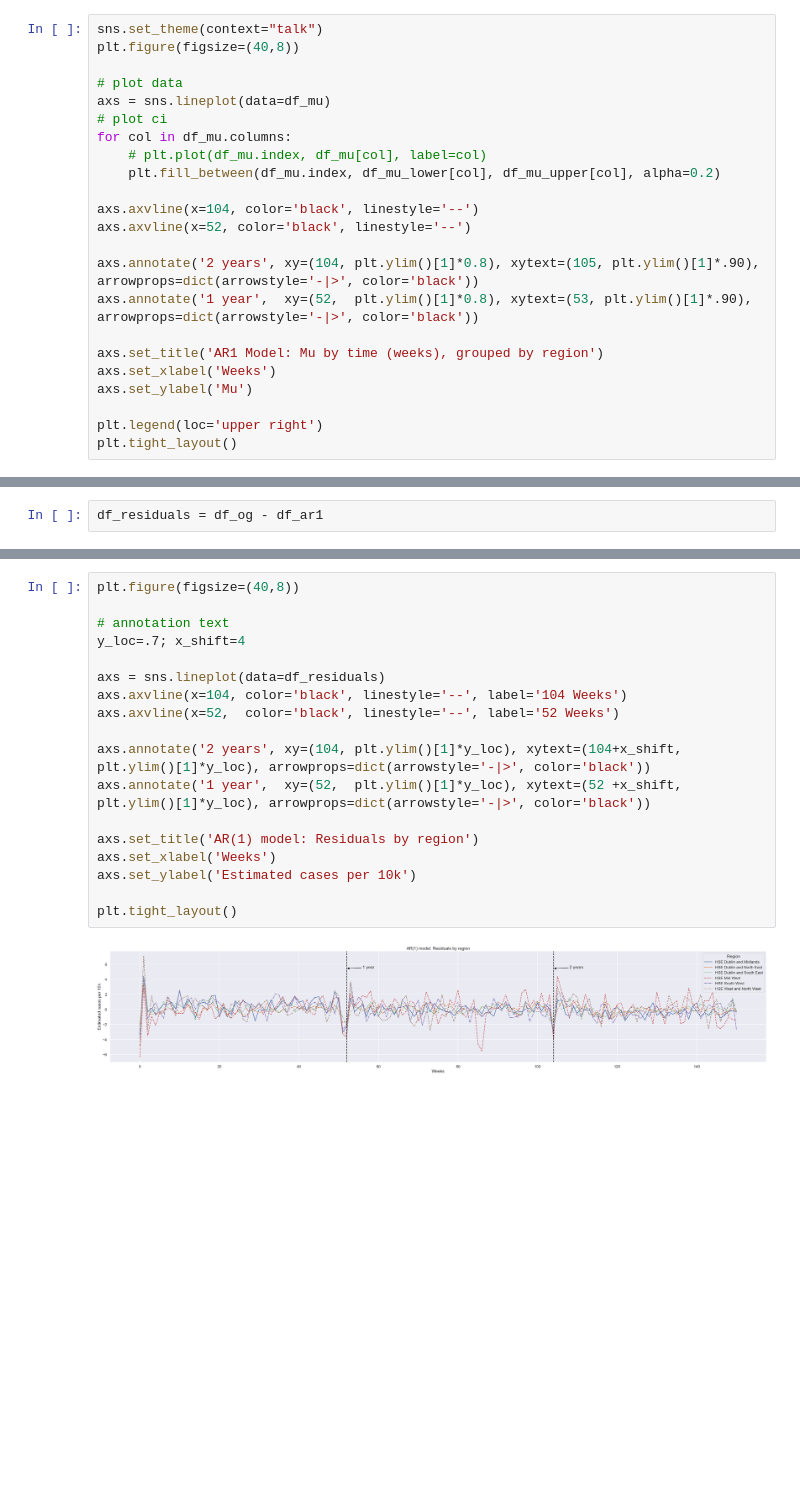
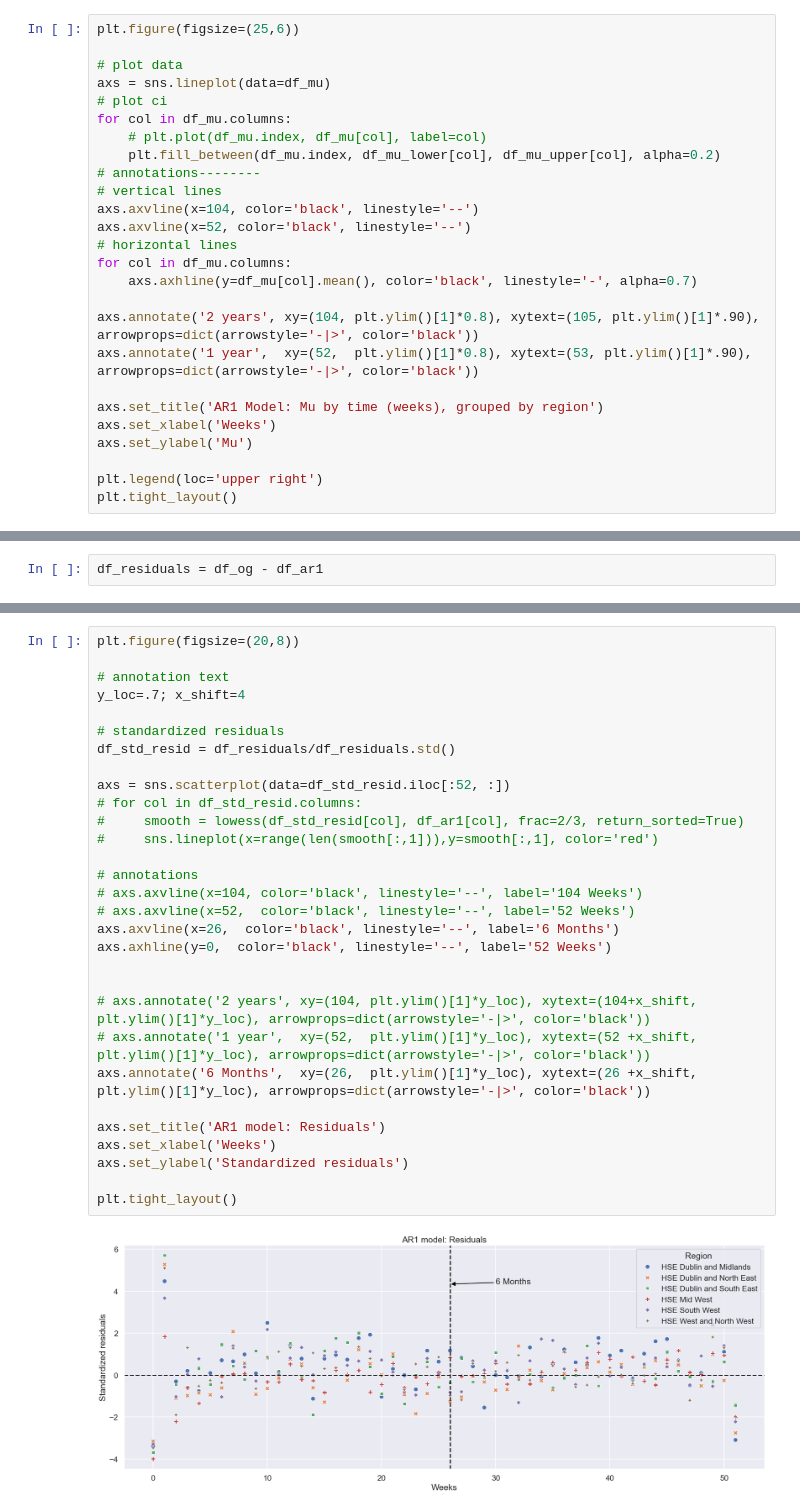
Before and after one commit to hotsoupisgood/scraping-hse-trolly-data, a Jupyter notebook: ar1.ipynb, the cells around one changed output, grey strips where cells are left out. Drawn from its saved outputs; the diff is of its cells as text; blank space fills up the shorter version.

```diff
--- a/ar1.ipynb
+++ b/ar1.ipynb
@@ -106,6 +75,5 @@ pd.concat([df_mu_lower.rename(columns={'HSE Mid West': 'HSE Mid West: Lower CI'}
 # %%
-sns.set_theme(context="talk")
-plt.figure(figsize=(40,8))
+plt.figure(figsize=(25,6))
 
 # plot data
 axs = sns.lineplot(data=df_mu)
@@ -113,9 +81,13 @@ axs = sns.lineplot(data=df_mu)
 for col in df_mu.columns:
     # plt.plot(df_mu.index, df_mu[col], label=col)
     plt.fill_between(df_mu.index, df_mu_lower[col], df_mu_upper[col], alpha=0.2)
-
+# annotations--------
+# vertical lines
 axs.axvline(x=104, color='black', linestyle='--')
 axs.axvline(x=52, color='black', linestyle='--')
+# horizontal lines
+for col in df_mu.columns:
+    axs.axhline(y=df_mu[col].mean(), color='black', linestyle='-', alpha=0.7)
 
 axs.annotate('2 years', xy=(104, plt.ylim()[1]*0.8), xytext=(105, plt.ylim()[1]*.90), arrowprops=dict(arrowstyle='-|>', color='black'))
 axs.annotate('1 year',  xy=(52,  plt.ylim()[1]*0.8), xytext=(53, plt.ylim()[1]*.90),  arrowprops=dict(arrowstyle='-|>', color='black'))
@@ -161,20 +160,32 @@ Make residual plot
 # %%
-plt.figure(figsize=(40,8))
+plt.figure(figsize=(20,8))
 
 # annotation text
 y_loc=.7; x_shift=4
 
-axs = sns.lineplot(data=df_residuals)
-axs.axvline(x=104, color='black', linestyle='--', label='104 Weeks')
-axs.axvline(x=52,  color='black', linestyle='--', label='52 Weeks')
+# standardized residuals
+df_std_resid = df_residuals/df_residuals.std()
 
-axs.annotate('2 years', xy=(104, plt.ylim()[1]*y_loc), xytext=(104+x_shift, plt.ylim()[1]*y_loc), arrowprops=dict(arrowstyle='-|>', color='black'))
-axs.annotate('1 year',  xy=(52,  plt.ylim()[1]*y_loc), xytext=(52 +x_shift, plt.ylim()[1]*y_loc), arrowprops=dict(arrowstyle='-|>', color='black'))
+axs = sns.scatterplot(data=df_std_resid.iloc[:52, :])
+# for col in df_std_resid.columns:
+#     smooth = lowess(df_std_resid[col], df_ar1[col], frac=2/3, return_sorted=True)
+#     sns.lineplot(x=range(len(smooth[:,1])),y=smooth[:,1], color='red')
 
-axs.set_title('AR(1) model: Residuals by region')
+# annotations
+# axs.axvline(x=104, color='black', linestyle='--', label='104 Weeks')
+# axs.axvline(x=52,  color='black', linestyle='--', label='52 Weeks')
+axs.axvline(x=26,  color='black', linestyle='--', label='6 Months')
+axs.axhline(y=0,  color='black', linestyle='--', label='52 Weeks')
+
+
+# axs.annotate('2 years', xy=(104, plt.ylim()[1]*y_loc), xytext=(104+x_shift, plt.ylim()[1]*y_loc), arrowprops=dict(arrowstyle='-|>', color='black'))
+# axs.annotate('1 year',  xy=(52,  plt.ylim()[1]*y_loc), xytext=(52 +x_shift, plt.ylim()[1]*y_loc), arrowprops=dict(arrowstyle='-|>', color='black'))
+axs.annotate('6 Months',  xy=(26,  plt.ylim()[1]*y_loc), xytext=(26 +x_shift, plt.ylim()[1]*y_loc), arrowprops=dict(arrowstyle='-|>', color='black'))
+
+axs.set_title('AR1 model: Residuals')
 axs.set_xlabel('Weeks')
-axs.set_ylabel('Estimated cases per 10k')
+axs.set_ylabel('Standardized residuals')
 
 plt.tight_layout()
 # %% [output]
-[figure, old version]
+[figure, new version]
```
Also changed, not shown: parts of 14 cells of this notebook, 2 other files.
